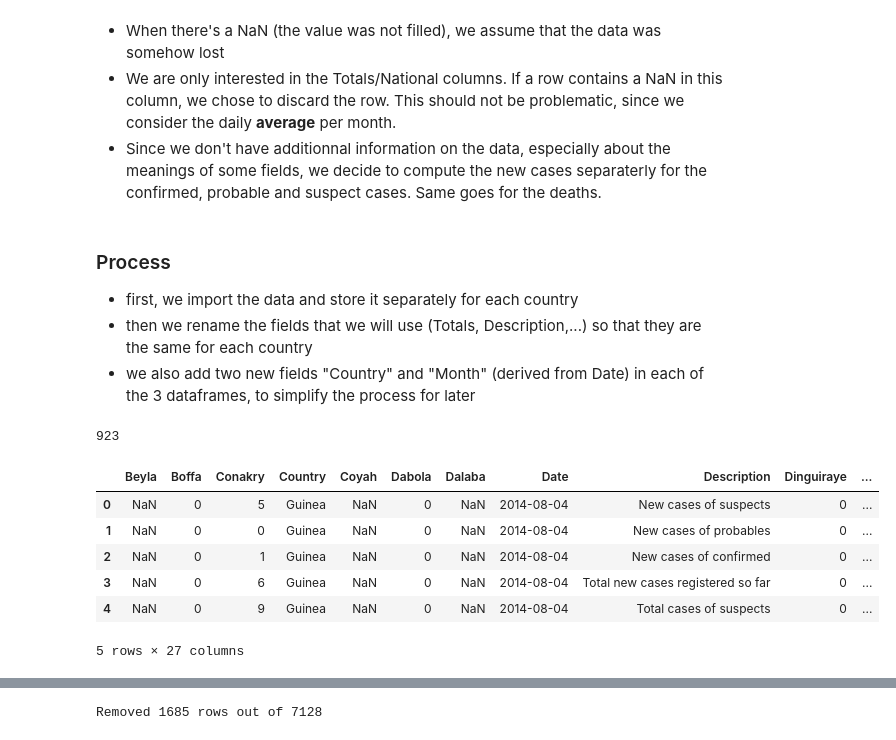
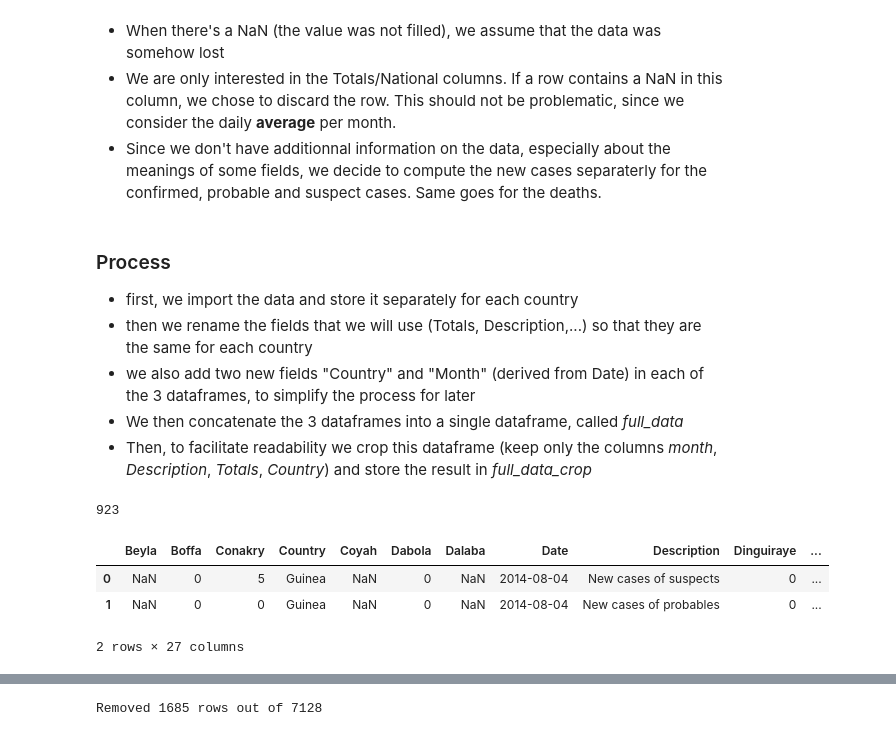
Before and after one commit to rbsteinm/AppliedDataAnalysis, a Jupyter notebook: Homeworks/01 - Pandas and Data Wrangling/Homework 1.ipynb, the cells around one changed output, grey strips where cells are left out. Cells and saved outputs as stored; diff of their text form; code cells hidden in the pictures.

```diff
--- a/Homeworks/01 - Pandas and Data Wrangling/Homework 1.ipynb
+++ b/Homeworks/01 - Pandas and Data Wrangling/Homework 1.ipynb
@@ -25,6 +25,8 @@ Make sure you handle all the different expressions for *new cases* and *deaths*
 - first, we import the data and store it separately for each country
 - then we rename the fields that we will use (Totals, Description,...) so that they are the same for each country
 - we also add two new fields "Country" and "Month" (derived from Date) in each of the 3 dataframes, to simplify the process for later
+- We then concatenate the 3 dataframes into a single dataframe, called *full_data*
+- Then, to facilitate readability we crop this dataframe (keep only the columns *month*, *Description*, *Totals*, *Country*) and store the result in *full_data_crop*
 # %%
 # imports
 import pandas as pd
@@ -49,22 +51,19 @@ pd.concat(sl)['National'].isnull().sum()
 # %%
 # clean Guinea data
 guinea = pd.DataFrame()
 i = 0
 for df in dfs[0]:
     df['Country'] = 'Guinea' # set the new country column
     df['Month'] = pd.to_numeric(pd.to_datetime(df['Date']).dt.month) # set the new month column
     dfs[0][i] = df
     i += 1
 guinea = pd.concat(dfs[0])
-guinea.head()
+guinea.head(2)
 # %% [output]
 |  | Beyla | Boffa | Conakry | Country | Coyah | Dabola | Dalaba | Date | Description | Dinguiraye | ... |
 | 0 | NaN | 0 | 5 | Guinea | NaN | 0 | NaN | 2014-08-04 | New cases of suspects | 0 | ... |
 | 1 | NaN | 0 | 0 | Guinea | NaN | 0 | NaN | 2014-08-04 | New cases of probables | 0 | ... |
-| 2 | NaN | 0 | 1 | Guinea | NaN | 0 | NaN | 2014-08-04 | New cases of confirmed | 0 | ... |
-| 3 | NaN | 0 | 6 | Guinea | NaN | 0 | NaN | 2014-08-04 | Total new cases registered so far | 0 | ... |
-| 4 | NaN | 0 | 9 | Guinea | NaN | 0 | NaN | 2014-08-04 | Total cases of suspects | 0 | ... |
-5 rows × 27 columns
+2 rows × 27 columns
 # %%
 # clean liberia data
 liberia = pd.DataFrame()
```
Also changed, not shown: parts of 9 cells of this notebook.
